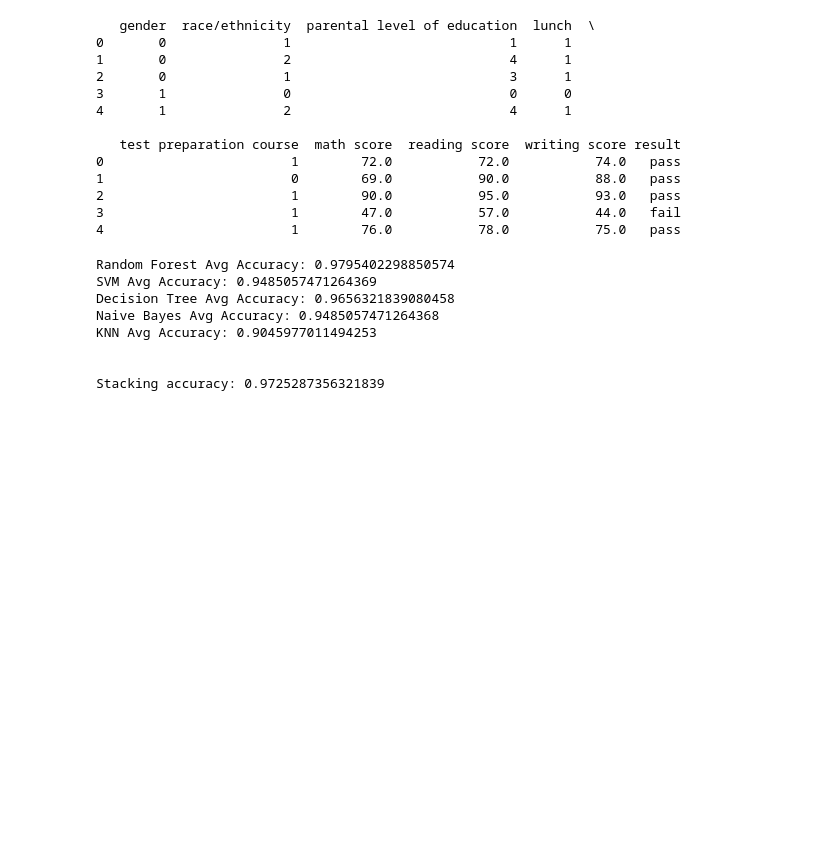
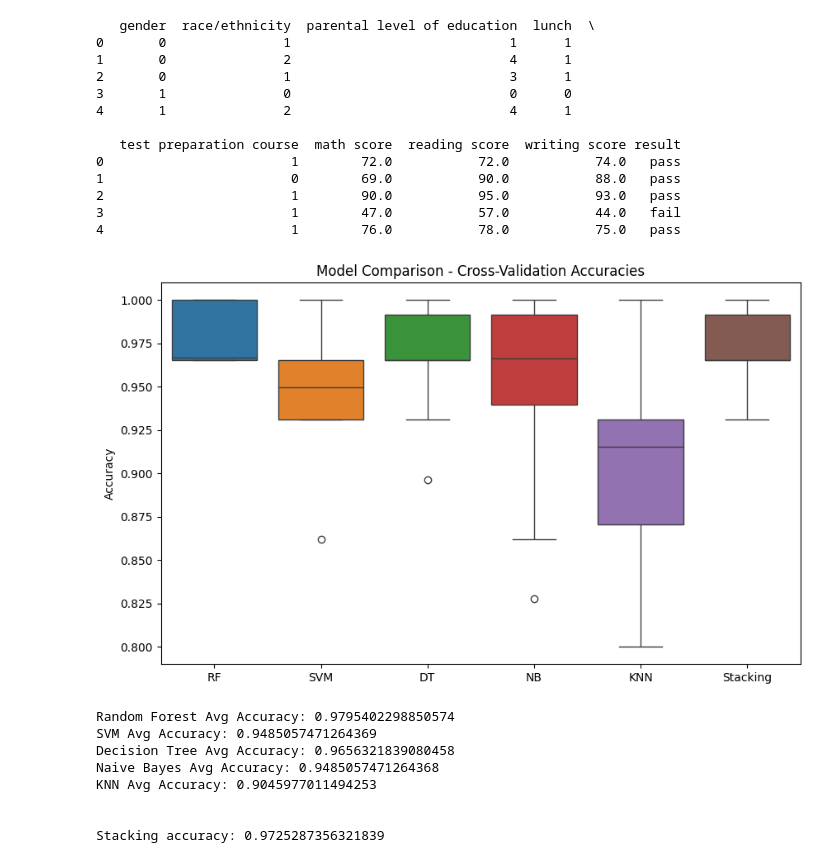
Before and after one commit to AniketJoshi111/STC-repo, a Jupyter notebook: STC_FINAL.ipynb, the cells around one changed output. Drawn from its saved outputs; the diff is of its cells as text; code cells hidden in the pictures; blank space fills up the shorter version.

Commit message:
feat:matplotlib and seaborn graphs added

```diff
--- a/STC_FINAL.ipynb
+++ b/STC_FINAL.ipynb
@@ -185,33 +206,41 @@ for train_index, test_index in skf.split(X_train, y_train):
 
     # Predict using the meta-model on the stacked features from the test fold
     meta_pred = meta_model.predict(stacked_features_encoded)
 
 
     rf_accuracy = accuracy_score(y_test_fold, rf_pred)
     svm_accuracy = accuracy_score(y_test_fold, svm_pred)
     dt_accuracy = accuracy_score(y_test_fold, dt_pred)
     nb_accuracy = accuracy_score(y_test_fold, nb_pred)
     knn_accuracy = accuracy_score(y_test_fold, knn_pred)
     stack_accuracy = accuracy_score(y_test_fold, meta_pred)
 
 
     rf_accuracies.append(rf_accuracy)
 
     svm_accuracies.append(svm_accuracy)
     dt_accuracies.append(dt_accuracy)
     nb_accuracies.append(nb_accuracy)
     knn_accuracies.append(knn_accuracy)
     stack_accuracies.append(stack_accuracy)
+    # 1. Model Comparison - Box Plot
+plt.figure(figsize=(10, 6))
+sns.boxplot(data=[rf_accuracies, svm_accuracies, dt_accuracies, nb_accuracies, knn_accuracies, stack_accuracies])
+plt.xticks(ticks=range(6), labels=['RF', 'SVM', 'DT', 'NB', 'KNN', 'Stacking'])
+plt.title('Model Comparison - Cross-Validation Accuracies')
+plt.ylabel('Accuracy')
+plt.show()
 
 print("Random Forest Avg Accuracy:", np.mean(rf_accuracies))
 print("SVM Avg Accuracy:", np.mean(svm_accuracies))
 print("Decision Tree Avg Accuracy:", np.mean(dt_accuracies))
 print("Naive Bayes Avg Accuracy:", np.mean(nb_accuracies))
 print("KNN Avg Accuracy:", np.mean(knn_accuracies))
 print("\n")
 print("Stacking accuracy:",np.mean(stack_accuracies))
 # (If using a meta-model, print its average accuracy here)
 # %% [output]
+[figure, added]
 Random Forest Avg Accuracy: 0.9795402298850574
 SVM Avg Accuracy: 0.9485057471264369
 Decision Tree Avg Accuracy: 0.9656321839080458
```
Also changed, not shown: parts of 4 cells of this notebook.
